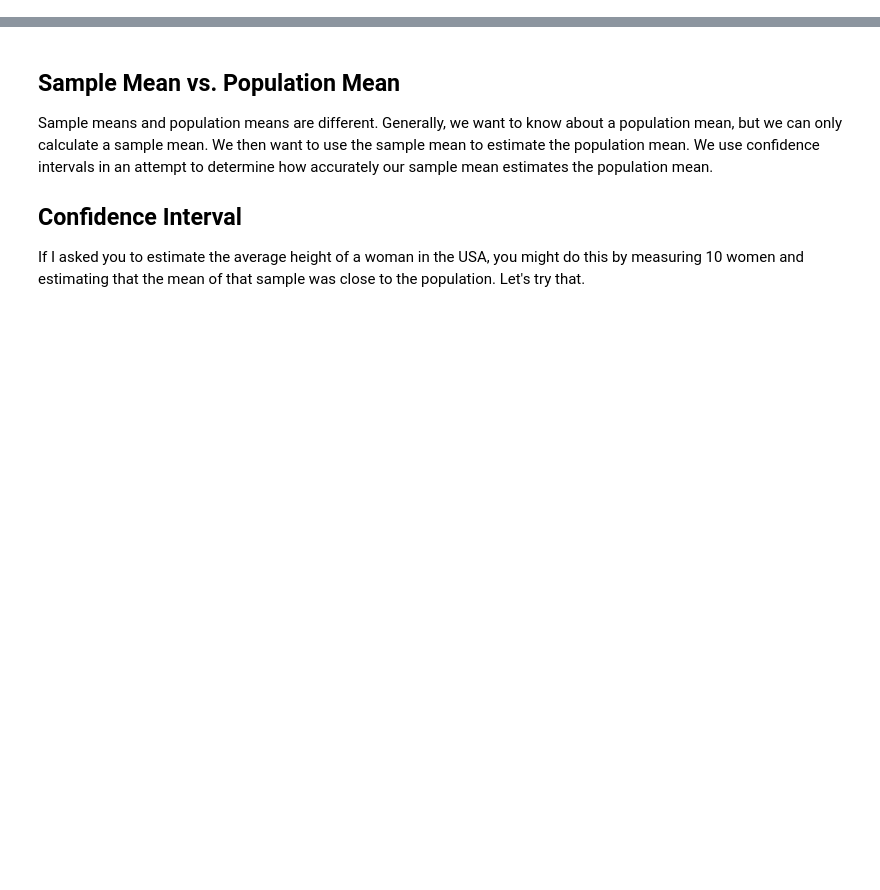
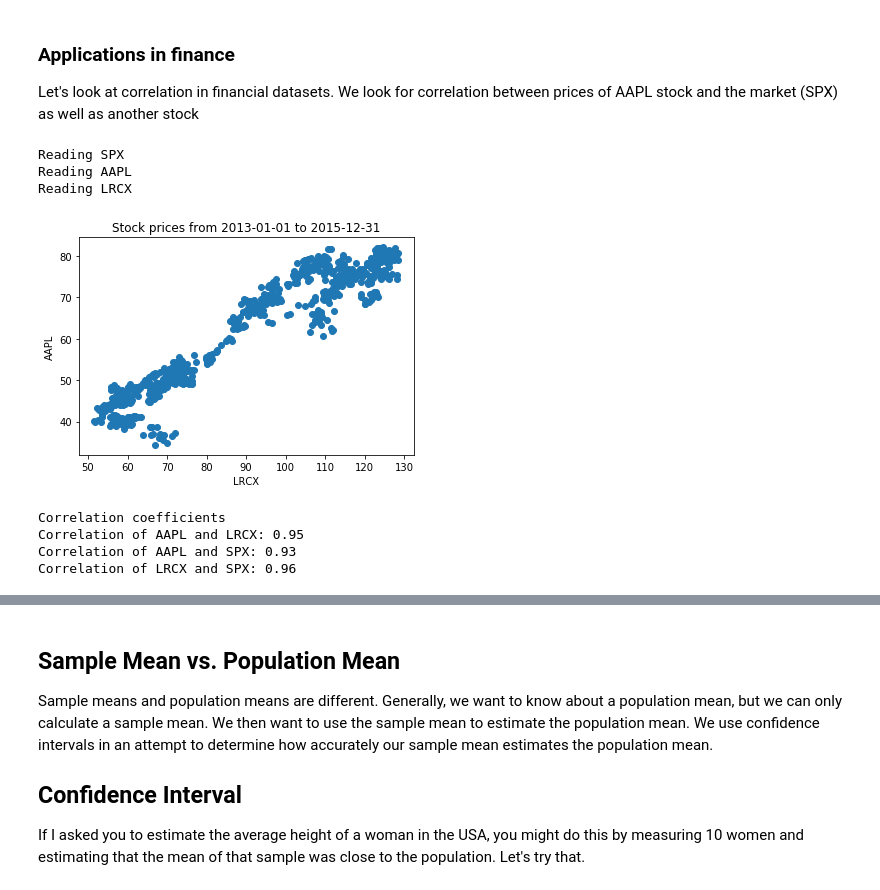
Before and after one commit to Auquan/Tutorials, a Jupyter notebook: Covariance, Correlation and Confidence Intervals.ipynb, the cells around one changed output, grey strips where cells are left out. Saved outputs shown, nothing was run; the diff lists cells and outputs as text; code cells hidden in the pictures; blank space fills up the shorter version.

```diff
--- a/Confidence Intervals.ipynb
+++ b/Covariance, Correlation and Confidence Intervals.ipynb
@@ -11,0 +84,37 @@ Notebook released under the Creative Commons Attribution 4.0 License.
+# %% [markdown]
+### Applications in finance
+
+Let's look at correlation in financial datasets. We look for correlation between prices of AAPL stock and the market (SPX) as well as another stock
+# %%
+import auquanToolbox.dataloader as dl
+# Pull the pricing data for our two stocks and S&P 500
+start = '2013-01-01'
+end = '2015-12-31'
+exchange = 'nasdaq'
+base = 'SPX'
+m1 = 'AAPL'
+m2= 'LRCX'
+
+data = dl.load_data_nologs(exchange, [base,m1,m2], start, end)
+bench = data['ADJ CLOSE'][base]
+a1= data['ADJ CLOSE'][m1]
+a2 = data['ADJ CLOSE'][m2]
+
+plt.scatter(a1,a2)
+plt.xlabel('LRCX')
+plt.ylabel('AAPL')
+plt.title('Stock prices from ' + start + ' to ' + end)
+plt.show()
+print "Correlation coefficients"
+print('Correlation of %s and %s: %.2f'%(m1, m2, np.corrcoef(a1,a2)[0, 1]))
+print('Correlation of %s and %s: %.2f'%(m1, base, np.corrcoef(a1, bench)[0, 1]))
+print('Correlation of %s and %s: %.2f'%(m2, base, np.corrcoef(a2, bench)[0, 1]))
+# %% [output]
+Reading SPX
+Reading AAPL
+Reading LRCX
+[figure, added]
+Correlation coefficients
+Correlation of AAPL and LRCX: 0.95
+Correlation of AAPL and SPX: 0.93
+Correlation of LRCX and SPX: 0.96
```
Also changed, not shown: parts of 14 cells of this notebook, 10 other files.
